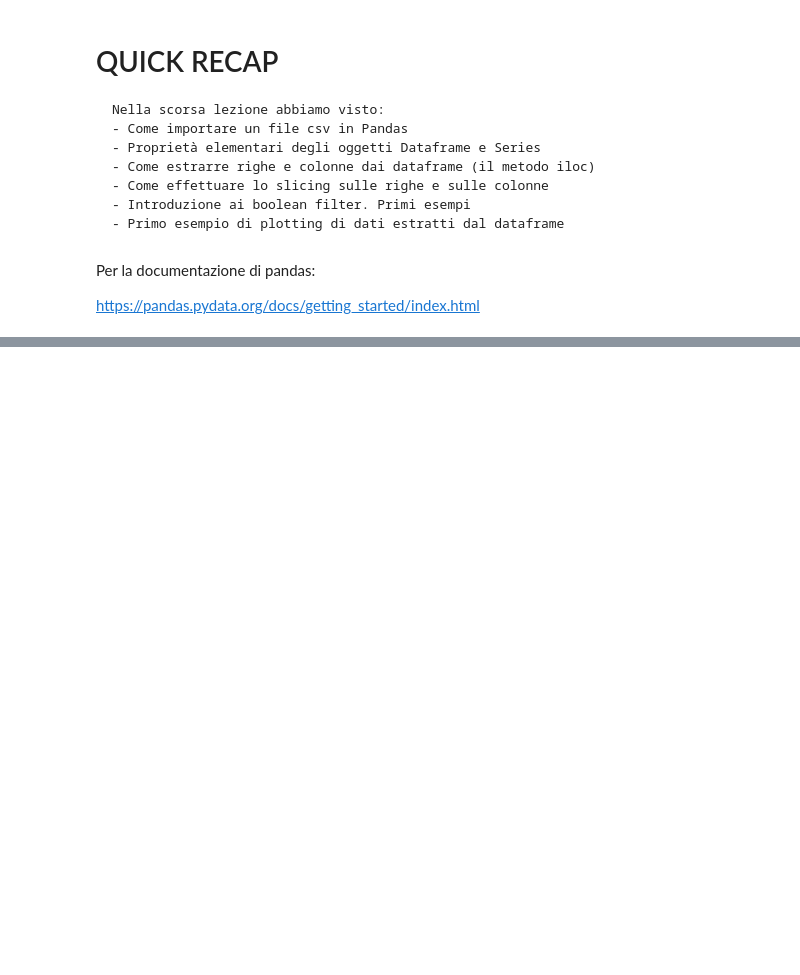
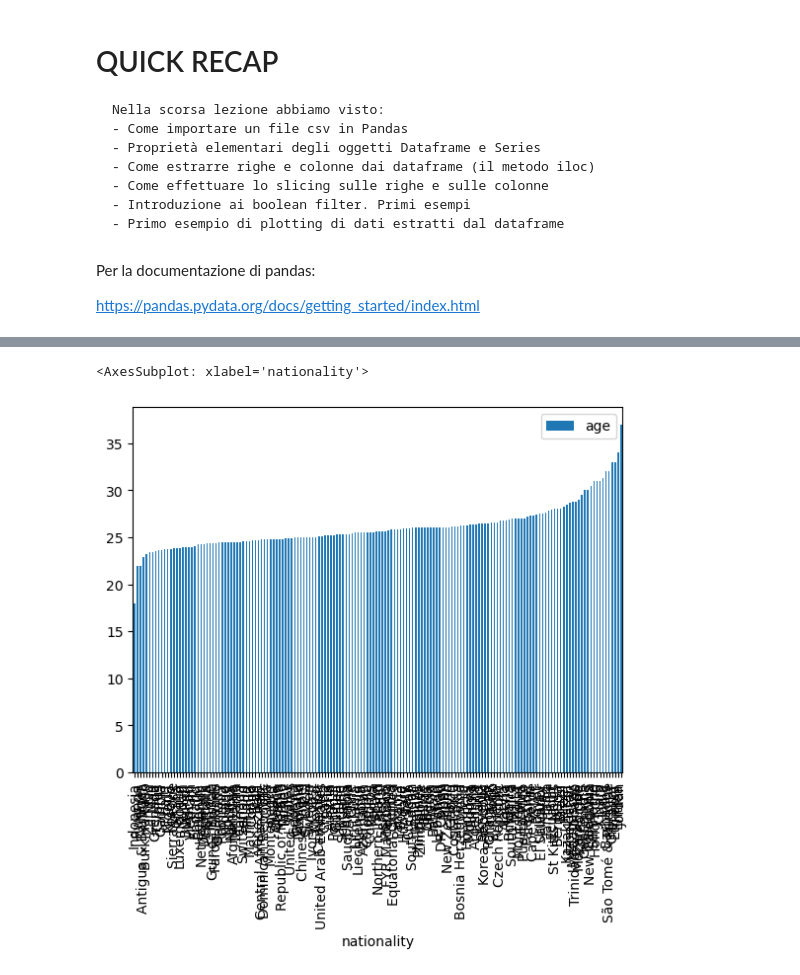
Before and after one commit to pal-dev-labs/Artificial-Intelligence-with-Python, a Jupyter notebook: 6-Pandas-part2.ipynb, the cells around one changed output, grey strips where cells are left out. Cells and saved outputs as stored; diff of their text form; code cells hidden in the pictures; blank space fills up the shorter version.

```diff
--- a/6-Pandas-part2.ipynb
+++ b/6-Pandas-part2.ipynb
@@ -215,0 +253,3 @@ data
+# %%
+pivot2 = pd.pivot_table(players, index=['nationality'], values=['age'])
+pivot2
@@ -215,0 +271,4 @@ data
+# %%
+# ordiniamo
+pivot2 = pivot2.sort_values('age')
+pivot2
@@ -215,0 +290,6 @@ data
+# %%
+# proviamo a stampare per ogni nazione il valore delle età
+pivot2.plot.bar()
+# %% [output]
+<AxesSubplot: xlabel='nationality'>
+[figure, added]
```
Also changed, not shown: parts of 89 cells of this notebook, 4 other files.
